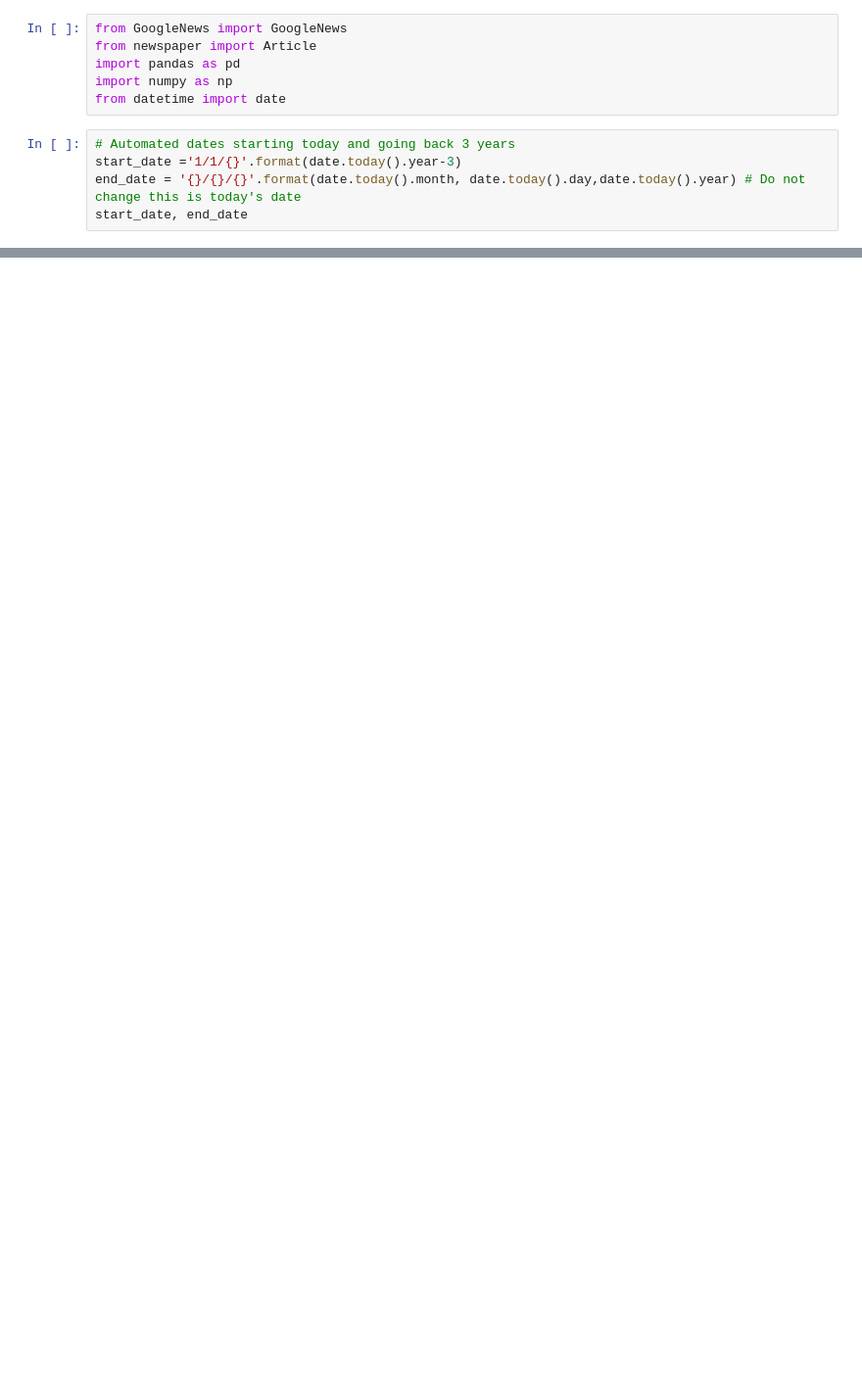
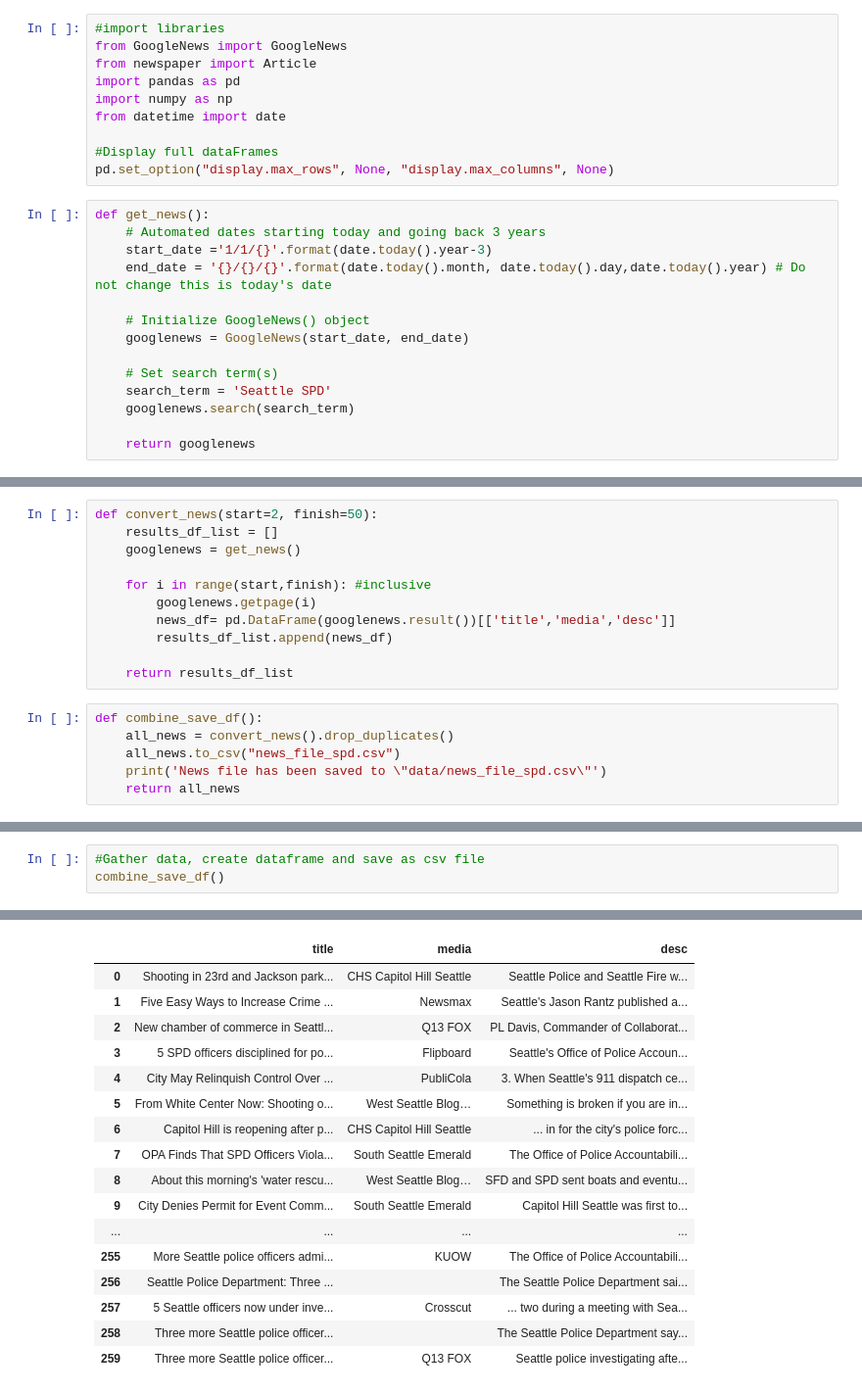
Before and after one commit to DS4A2-Team49/project_jupyter_notebooks, a Jupyter notebook: News_api_topic_model.ipynb, the cells around one changed output, grey strips where cells are left out. Shown at 98% size. Saved outputs shown, nothing was run; the diff lists cells and outputs as text; blank space fills up the shorter version.

Commit message:
UPDATE: refactored initial code
Refactored code to modularize the process and use a single line to execute the entire process

```diff
--- a/News_api_topic_model.ipynb
+++ b/News_api_topic_model.ipynb
@@ -32,13 +32,26 @@ Requirement already satisfied: requests-file>=1.4 in /opt/conda/lib/python3.8/si
 Requirement already satisfied: filelock>=3.0.8 in /opt/conda/lib/python3.8/site-packages (from tldextract>=2.0.1->newspaper3k) (3.0.12)
 Note: you may need to restart the kernel to use updated packages.
 # %%
+#import libraries
 from GoogleNews import GoogleNews
 from newspaper import Article
 import pandas as pd
 import numpy as np
 from datetime import date
+
+#Display full dataFrames
+pd.set_option("display.max_rows", None, "display.max_columns", None)
 # %%
-# Automated dates starting today and going back 3 years
-start_date ='1/1/{}'.format(date.today().year-3)
-end_date = '{}/{}/{}'.format(date.today().month, date.today().day,date.today().year) # Do not change this is today's date
-start_date, end_date
+def get_news():
+    # Automated dates starting today and going back 3 years
+    start_date ='1/1/{}'.format(date.today().year-3)
+    end_date = '{}/{}/{}'.format(date.today().month, date.today().day,date.today().year) # Do not change this is today's date
+
+    # Initialize GoogleNews() object
+    googlenews = GoogleNews(start_date, end_date)
+
+    # Set search term(s)
+    search_term = 'Seattle SPD'
+    googlenews.search(search_term)
+
+    return googlenews
@@ -68 +58,18 @@ dtype: object
+# %%
+def convert_news(start=2, finish=50):
+    results_df_list = []
+    googlenews = get_news()
+
+    for i in range(start,finish): #inclusive
+        googlenews.getpage(i)
+        news_df= pd.DataFrame(googlenews.result())[['title','media','desc']]
+        results_df_list.append(news_df)
+
+    return results_df_list
+# %%
+def combine_save_df():
+    all_news = convert_news().drop_duplicates()
+    all_news.to_csv("news_file_spd.csv")
+    print('News file has been saved to \"data/news_file_spd.csv\"')
+    return all_news
 # %% [markdown]
@@ -160,0 +81,4 @@ test1
+# %%
+#Gather data, create dataframe and save as csv file
+combine_save_df()
+# %% [output]
@@ -160,0 +86,17 @@ test1
+|  | title | media | desc |
+| 0 | Shooting in 23rd and Jackson park... | CHS Capitol Hill Seattle | Seattle Police and Seattle Fire w... |
+| 1 | Five Easy Ways to Increase Crime ... | Newsmax | Seattle's Jason Rantz published a... |
+| 2 | New chamber of commerce in Seattl... | Q13 FOX | PL Davis, Commander of Collaborat... |
+| 3 | 5 SPD officers disciplined for po... | Flipboard | Seattle's Office of Police Accoun... |
+| 4 | City May Relinquish Control Over ... | PubliCola | 3. When Seattle's 911 dispatch ce... |
+| 5 | From White Center Now: Shooting o... | West Seattle Blog… | Something is broken if you are in... |
+| 6 | Capitol Hill is reopening after p... | CHS Capitol Hill Seattle | ... in for the city's police forc... |
+| 7 | OPA Finds That SPD Officers Viola... | South Seattle Emerald | The Office of Police Accountabili... |
+| 8 | About this morning's 'water rescu... | West Seattle Blog… | SFD and SPD sent boats and eventu... |
+| 9 | City Denies Permit for Event Comm... | South Seattle Emerald | Capitol Hill Seattle was first to... |
+| ... | ... | ... | ... |
+| 255 | More Seattle police officers admi... | KUOW | The Office of Police Accountabili... |
+| 256 | Seattle Police Department: Three ... |  | The Seattle Police Department sai... |
+| 257 | 5 Seattle officers now under inve... | Crosscut | ... two during a meeting with Sea... |
+| 258 | Three more Seattle police officer... |  | The Seattle Police Department say... |
+| 259 | Three more Seattle police officer... | Q13 FOX | Seattle police investigating afte... |
```
Also changed, not shown: parts of 12 cells of this notebook.
